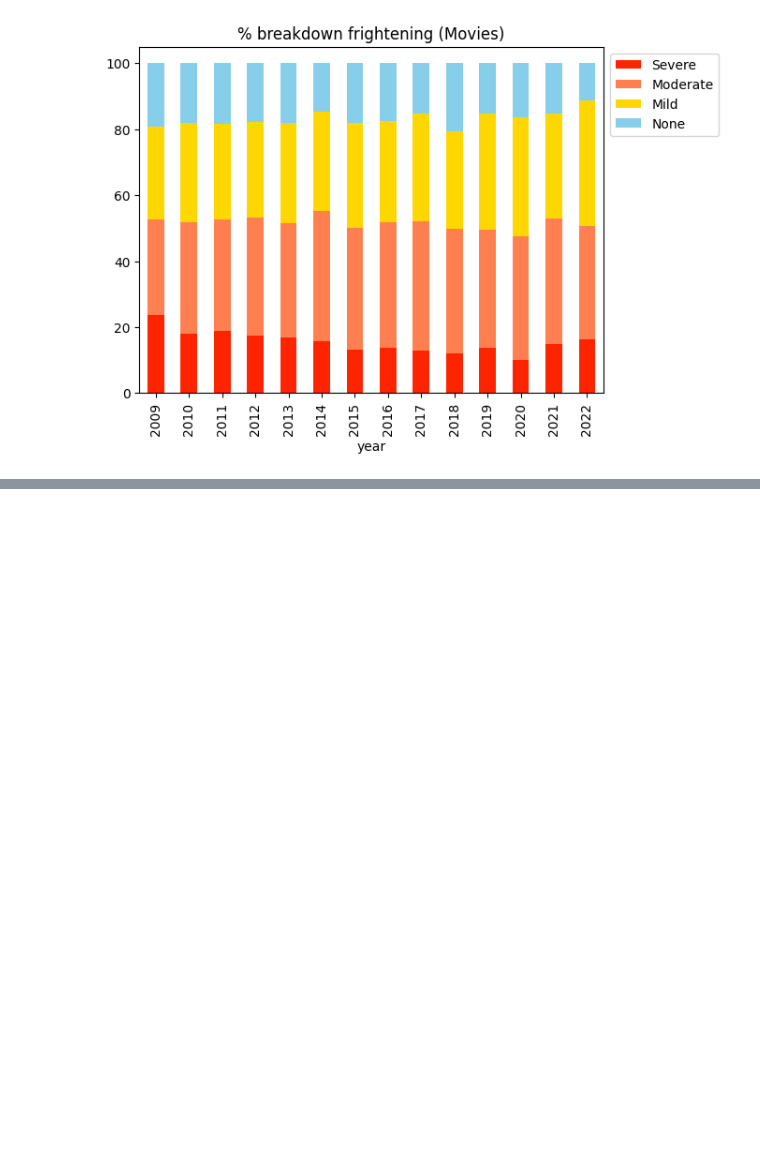
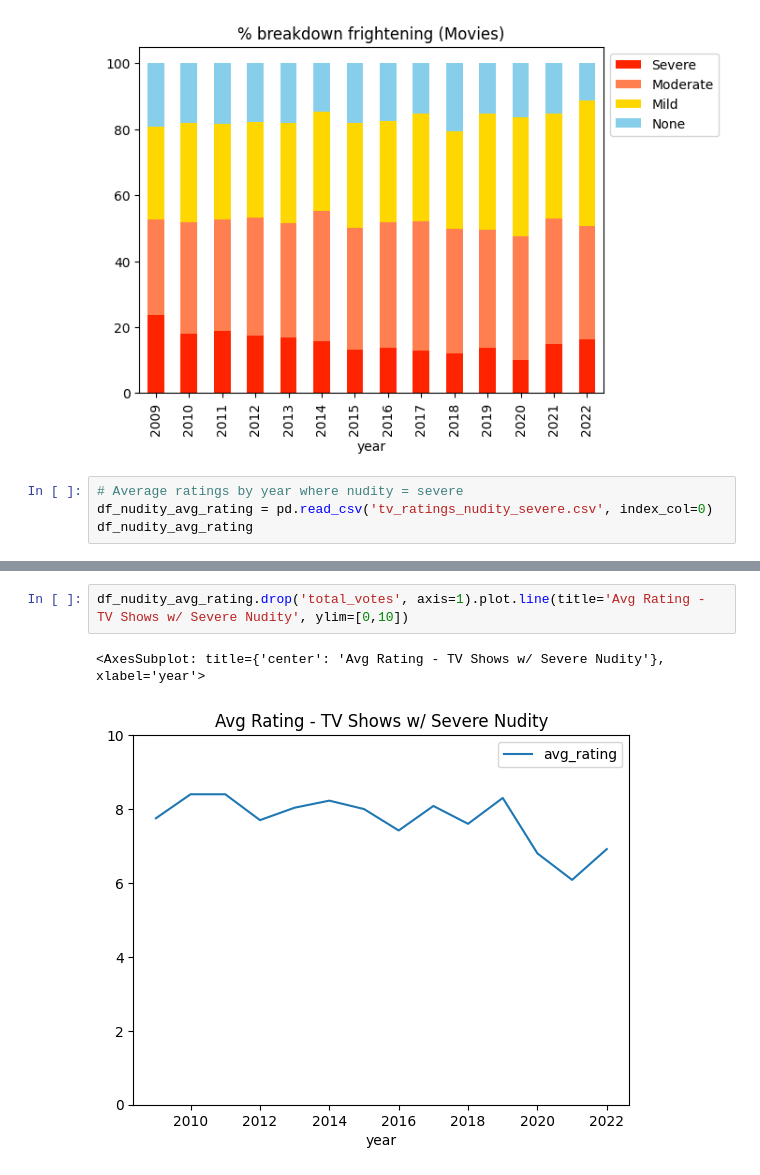
Before and after one commit to akshaydewan/GoT_Effect, a Jupyter notebook: analysis.ipynb, the cells around one changed output, grey strips where cells are left out. Cells and saved outputs as stored; diff of their text form; blank space fills up the shorter version.

Commit message:
Add average ratings for TV

```diff
--- a/analysis.ipynb
+++ b/analysis.ipynb
@@ -83,3 +83,7 @@ for advisory_type in ['nudity', 'violence', 'profanity', 'alcohol', 'frightening
 [figure]
 [figure]
 [figure]
+# %%
+# Average ratings by year where nudity = severe
+df_nudity_avg_rating = pd.read_csv('tv_ratings_nudity_severe.csv', index_col=0)
+df_nudity_avg_rating
@@ -85,0 +107,5 @@ for advisory_type in ['nudity', 'violence', 'profanity', 'alcohol', 'frightening
+# %%
+df_nudity_avg_rating.drop('total_votes', axis=1).plot.line(title='Avg Rating - TV Shows w/ Severe Nudity', ylim=[0,10])
+# %% [output]
+<AxesSubplot: title={'center': 'Avg Rating - TV Shows w/ Severe Nudity'}, xlabel='year'>
+[figure, added]
```
Also changed, not shown: parts of 1 cell of this notebook, 1 other file.
